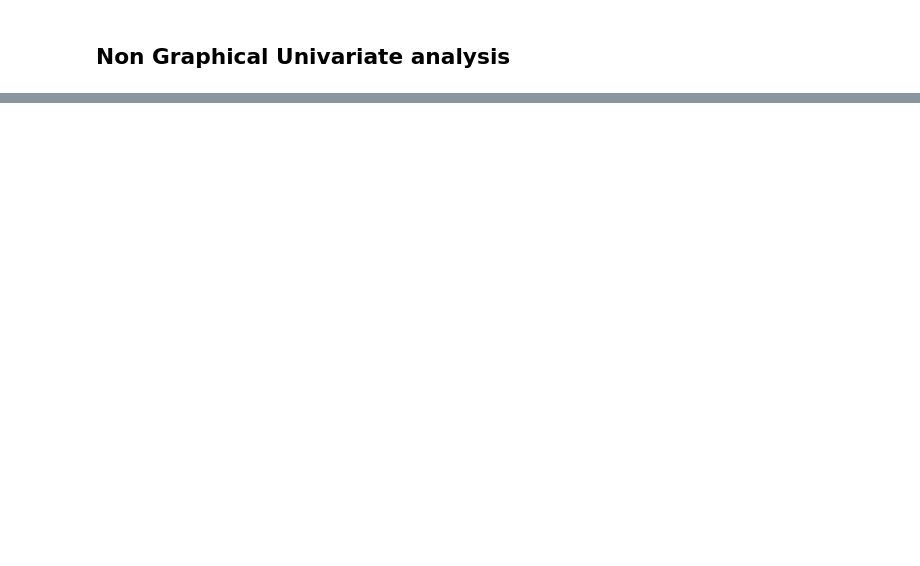
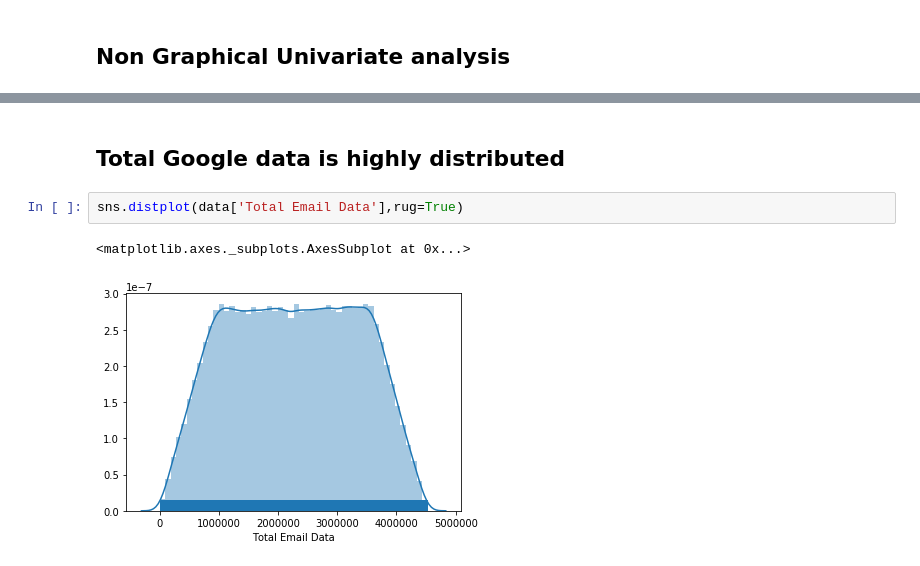
Before and after one commit to abdulazeez001/DataScience, a Jupyter notebook: Week2_Assignment.ipynb, the cells around one changed output, grey strips where cells are left out. Drawn from its saved outputs; the diff is of its cells as text; blank space fills up the shorter version.

```diff
--- a/Week2_Assignment.ipynb
+++ b/Week2_Assignment.ipynb
@@ -67,0 +222,7 @@ Total_Gaming_Data =  univariateAnalysis(data['Total Gaming Data'], 'Gaming Data'
+# %% [markdown]
+## Total Google data is highly distributed
+# %%
+sns.distplot(data['Total Email Data'],rug=True)
+# %% [output]
+<matplotlib.axes._subplots.AxesSubplot at 0x...>
+[figure, added]
```
Also changed, not shown: parts of 132 cells of this notebook.
